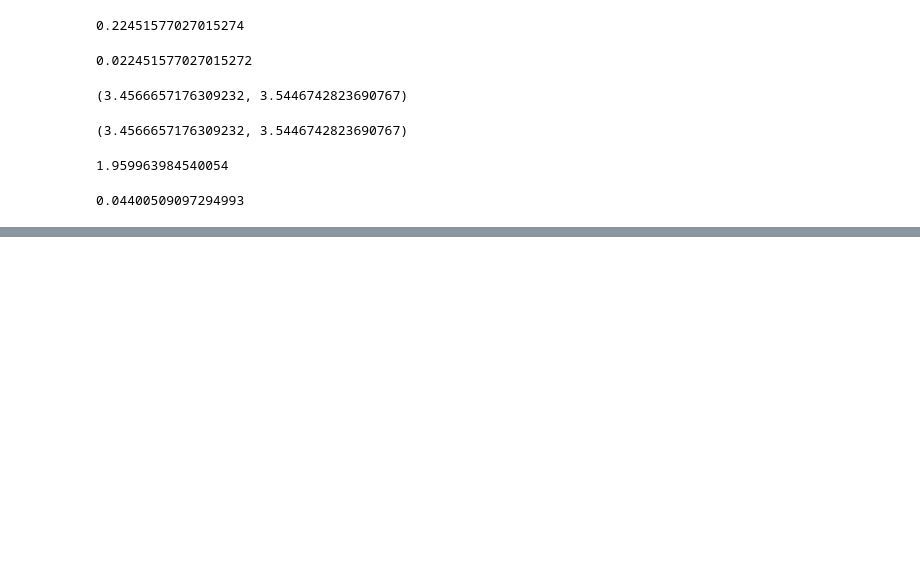
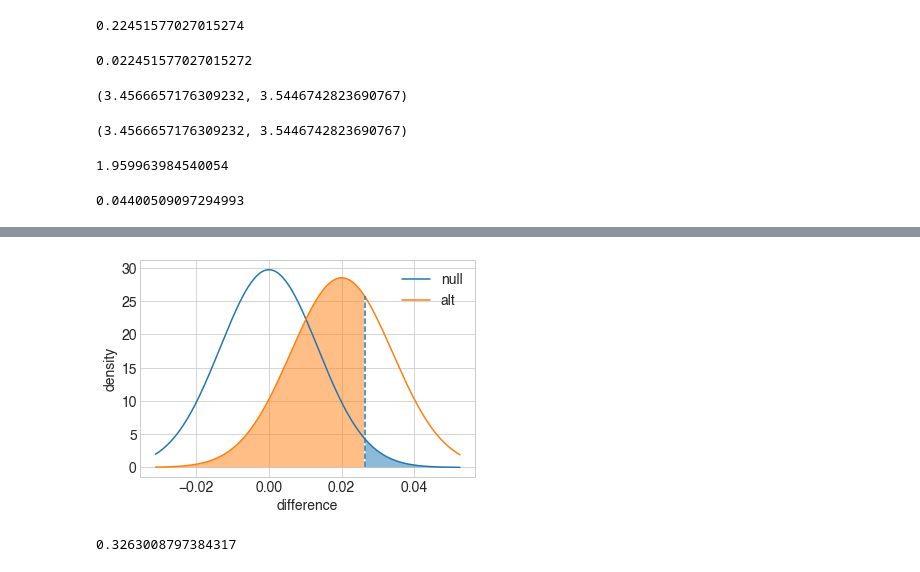
Before and after one commit to ZacksAmber/-probability-and-statistics, a Jupyter notebook: practice.ipynb, the cells around one changed output, grey strips where cells are left out. Saved outputs shown, nothing was run; the diff lists cells and outputs as text; code cells hidden in the pictures; blank space fills up the shorter version.

```diff
--- a/practice.ipynb
+++ b/practice.ipynb
@@ -277,0 +372,7 @@ MOE
+# %%
+# with tstat
+n, mu_0, mu_1, sd_1 = 12, 128, 127.2, 2.1
+SE = sd_1 / np.sqrt(n)
+CL = .95
+
+st.t.interval(CL, df=n-1, loc=mu_0, scale=SE)
@@ -277,0 +395,7 @@ MOE
+# %%
+n, mu_0, mu_1, sd_1 = 12, 128, 127.2, 2.1
+SE = sd_1 / np.sqrt(n)
+tstat = (mu_1 - mu_0) / SE
+precision = 3
+pval = st.t.cdf(x=tstat, df=n-1)
+pval
@@ -277,0 +515,63 @@ MOE
+# %%
+def power(p_null, p_alt, n, alpha=.05, plot=True):
+    """
+    Compute the power of detecting the difference in two populations with
+    different proportion parameters, given a desired alpha rate.
+
+    Input parameters:
+        p_null: base success rate under null hypothesis
+        p_alt : desired success rate to be detected, must be larger than
+                p_null
+        n     : number of observations made in each group
+        alpha : Type-I error rate
+        plot  : boolean for whether or not a plot of distributions will be
+                created
+
+    Output value:
+        power : Power to detect the desired difference, under the null.
+    """
+    # Unpooled z-test
+    CL = 1 - alpha
+
+    # Null: there is no difference between two groups. d = 0
+    d = 0
+    se_null = np.sqrt(st.bernoulli.var(p_null)/n + st.bernoulli.var(p_null)/n)
+    null_dist = stats.norm(loc=d, scale=se_null)
+    # confidence interval
+    ci_null = st.norm(loc=d, scale=se_null).interval(CL)
+    ci_null_upp = ci_null[1]
+
+    # Alternative: B is at least (p_alt - p_null) better than A. d = p_alt - p_null
+    d = p_alt - p_null
+    se_alt = np.sqrt(st.bernoulli.var(p_null)/n + st.bernoulli.var(p_alt)/n)
+    alt_dist = stats.norm(loc=d, scale=se_alt)
+    beta = alt_dist.cdf(ci_null_upp)
+
+    if plot:
+        # Compute distribution heights
+        low_bound = null_dist.ppf(.01)
+        high_bound = alt_dist.ppf(.99)
+        x = np.linspace(low_bound, high_bound, 201)
+        y_null = null_dist.pdf(x)
+        y_alt = alt_dist.pdf(x)
+
+        # Plot the distributions
+        plt.plot(x, y_null)
+        plt.plot(x, y_alt)
+        plt.vlines(ci_null_upp, 0, np.amax([null_dist.pdf(ci_null_upp), alt_dist.pdf(ci_null_upp)]),
+                   linestyles = '--')
+        plt.fill_between(x, y_null, 0, where = (x >= ci_null_upp), alpha = .5)
+        plt.fill_between(x, y_alt , 0, where = (x <= ci_null_upp), alpha = .5)
+
+        plt.legend(['null','alt'])
+        plt.xlabel('difference')
+        plt.ylabel('density')
+        plt.show()
+
+    # return power
+    return (1 - beta)
+
+power(.1, .12, 1000)
+# %% [output]
+[figure, added]
+0.3263008797384317
```
Also changed, not shown: parts of 35 cells of this notebook, 8 other files.
